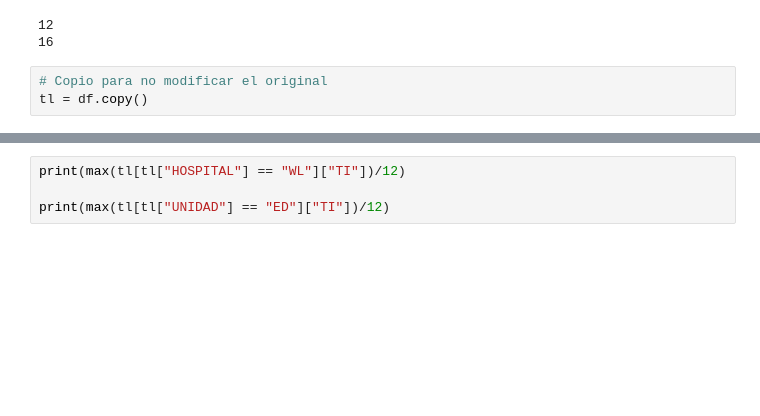
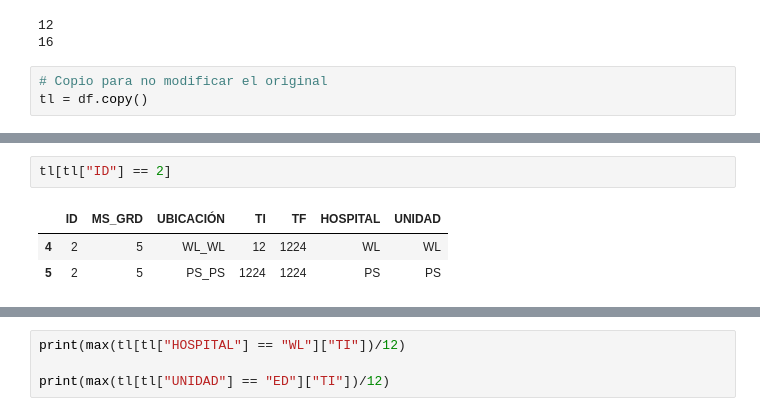
Before and after one commit to franfonte/Capstone, a Jupyter notebook: simulacion/1. codigo analisis/analisis_datos.ipynb, the cells around one changed output, grey strips where cells are left out. Saved outputs shown, nothing was run; the diff lists cells and outputs as text; blank space fills up the shorter version.

```diff
--- a/simulacion/1. codigo analisis/analisis_datos.ipynb
+++ b/simulacion/1. codigo analisis/analisis_datos.ipynb
@@ -48,0 +87,6 @@ tl = df.copy()
+# %%
+tl[tl["ID"] == 2]
+# %% [output]
+|  | ID | MS_GRD | UBICACIÓN | TI | TF | HOSPITAL | UNIDAD |
+| 4 | 2 | 5 | WL_WL | 12 | 1224 | WL | WL |
+| 5 | 2 | 5 | PS_PS | 1224 | 1224 | PS | PS |
```
Also changed, not shown: parts of 5 cells of this notebook, 7 other files.
